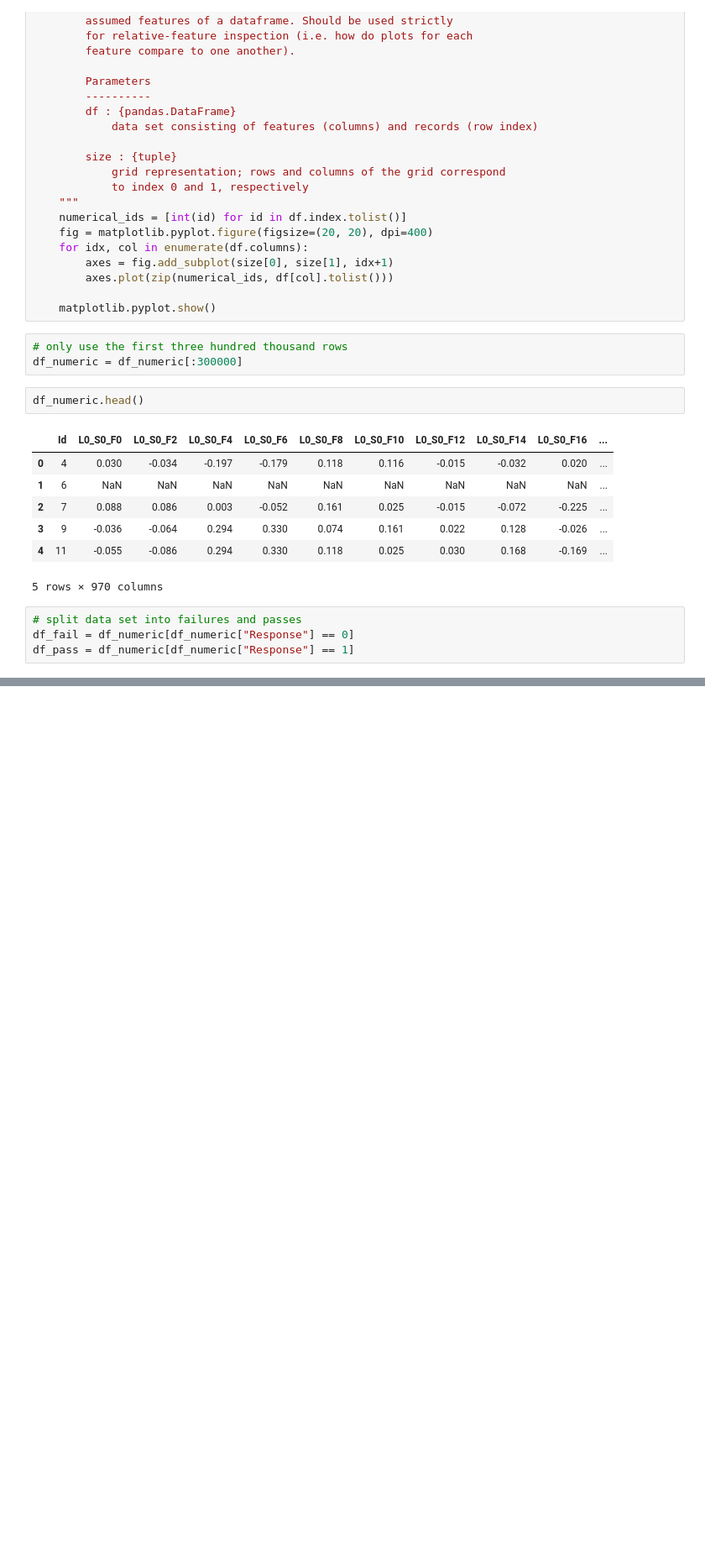
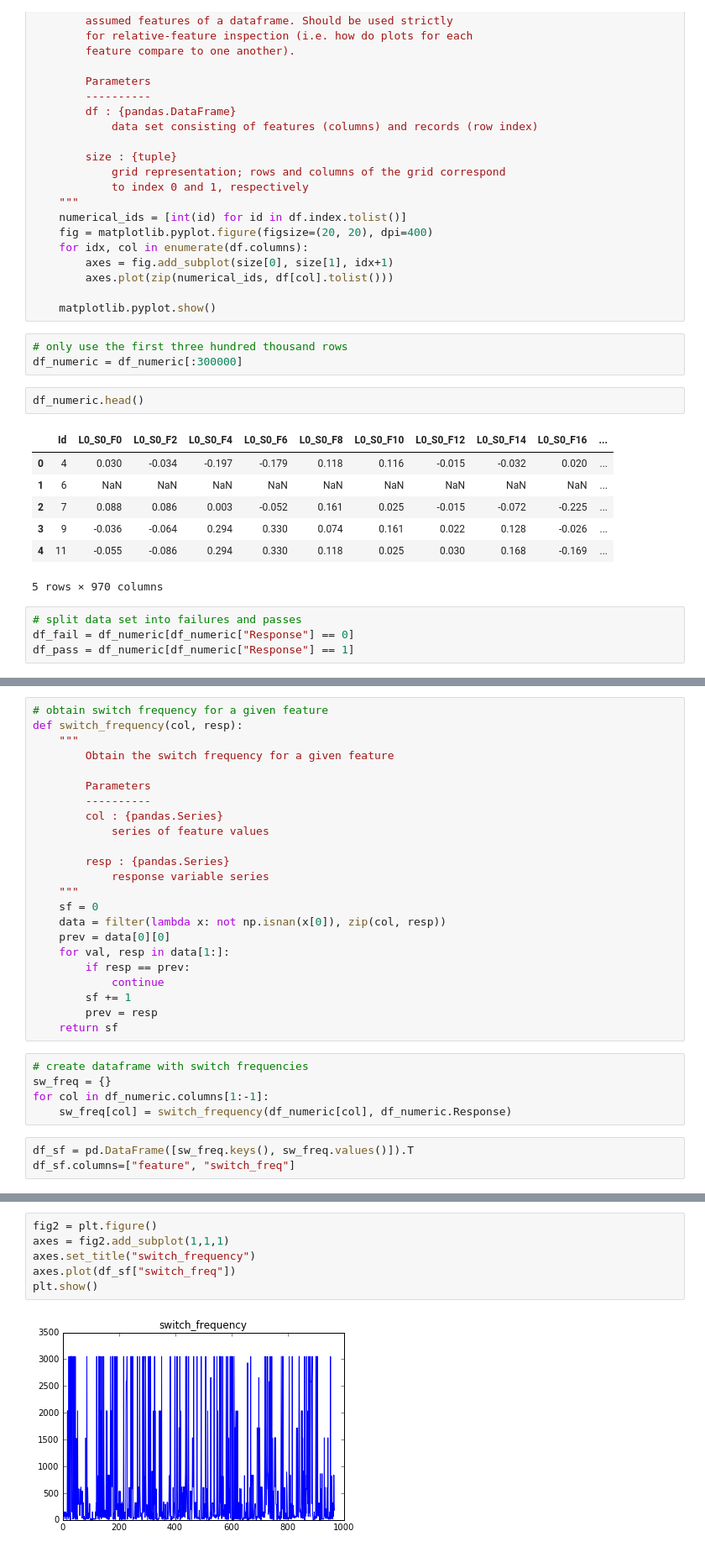
Before and after one commit to SiddhanthUnnithan/bosch_plp, a Jupyter notebook: Bosch_plp.ipynb, the cells around one changed output, grey strips where cells are left out. Shown at 84% size. Cells and saved outputs as stored; diff of their text form; blank space fills up the shorter version.

```diff
--- a/Bosch_plp.ipynb
+++ b/Bosch_plp.ipynb
@@ -178,2 +182,33 @@ def feature_trends(df, response_col, size=(3, 10), ignore=[]):
     plt.show()
+# %%
+# obtain switch frequency for a given feature
+def switch_frequency(col, resp):
+    """
+        Obtain the switch frequency for a given feature
+
+        Parameters
+        ----------
+        col : {pandas.Series}
+            series of feature values
+
+        resp : {pandas.Series}
+            response variable series
+    """
+    sf = 0
+    data = filter(lambda x: not np.isnan(x[0]), zip(col, resp))
+    prev = data[0][0]
+    for val, resp in data[1:]:
+        if resp == prev:
+            continue
+        sf += 1
+        prev = resp
+    return sf
+# %%
+# create dataframe with switch frequencies
+sw_freq = {}
+for col in df_numeric.columns[1:-1]:
+    sw_freq[col] = switch_frequency(df_numeric[col], df_numeric.Response)
+# %%
+df_sf = pd.DataFrame([sw_freq.keys(), sw_freq.values()]).T
+df_sf.columns=["feature", "switch_freq"]
 # %%
@@ -182,0 +227,8 @@ feature_trends(df_numeric, "Response", size=(20,3), ignore=["Id", "Response"])
+# %%
+fig2 = plt.figure()
+axes = fig2.add_subplot(1,1,1)
+axes.set_title("switch_frequency")
+axes.plot(df_sf["switch_freq"])
+plt.show()
+# %% [output]
+[figure, added]
```
Also changed, not shown: parts of 3 cells of this notebook.
